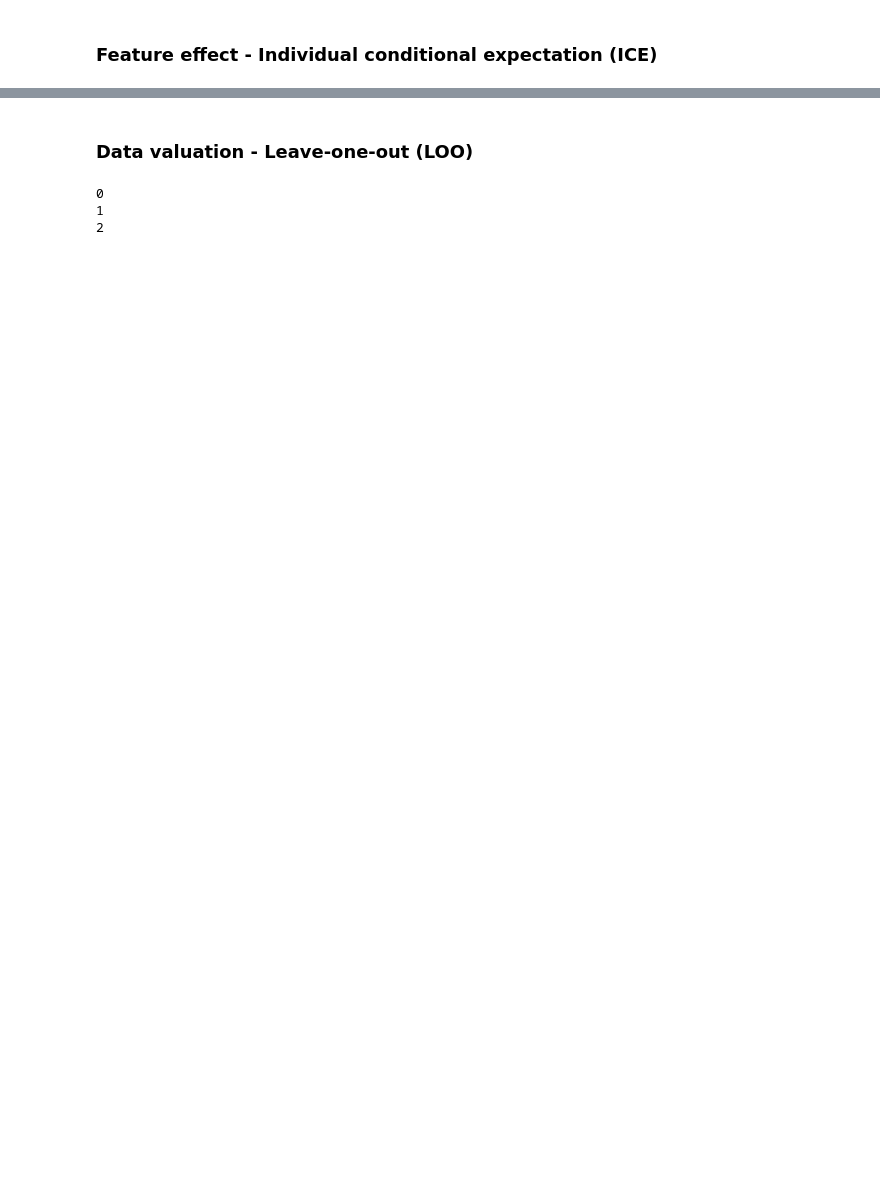
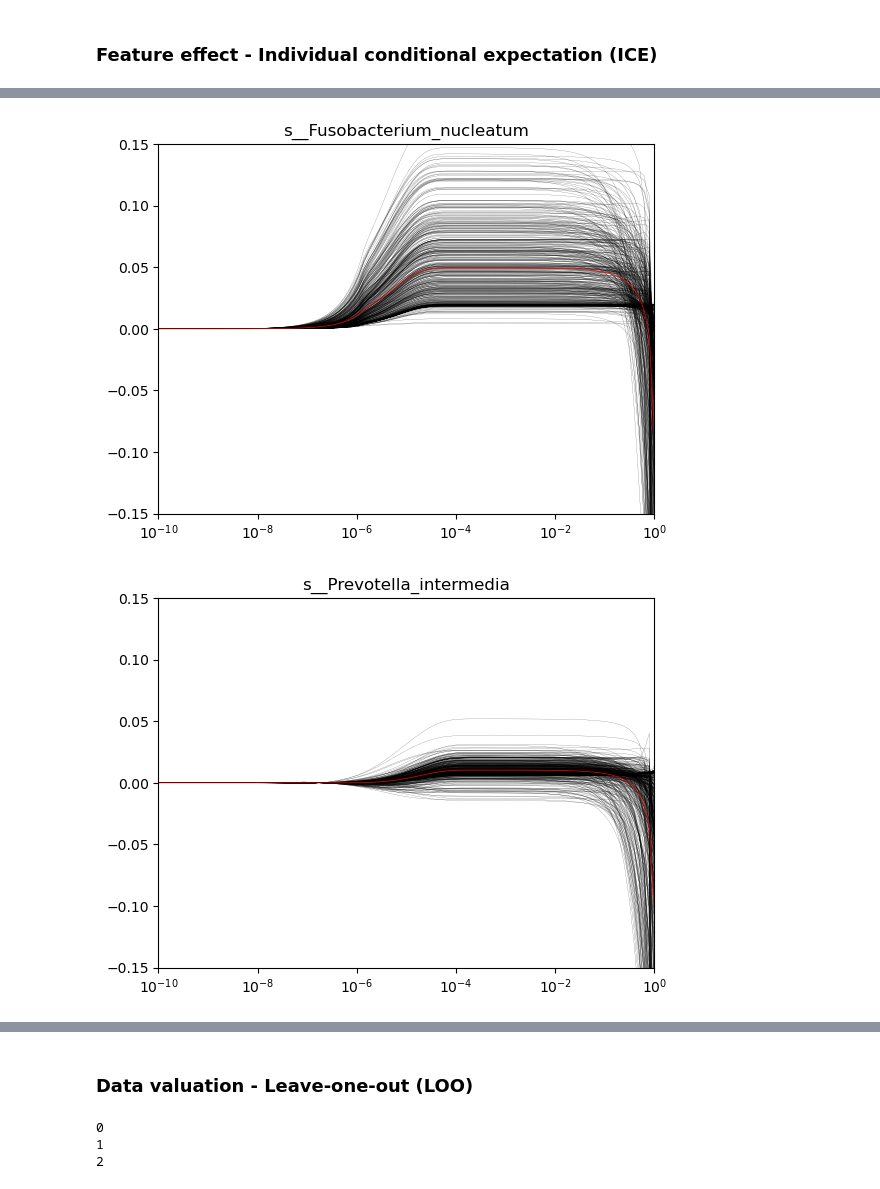
Before and after one commit to LenMetz/TabPFN-medical, a Jupyter notebook: interpretability.ipynb, the cells around one changed output, grey strips where cells are left out. Saved outputs shown, nothing was run; the diff lists cells and outputs as text; code cells hidden in the pictures; blank space fills up the shorter version.

```diff
--- a/interpretability.ipynb
+++ b/interpretability.ipynb
@@ -206,0 +233,24 @@ for f in features:
+# %%
+
+#print(np.where(["Prevotella_inter" in b for b in bacteria_names]))
+#print(np.array(bacteria_names)[np.where(["Prevotella_inter" in b for b in bacteria_names])])
+
+num = 100
+features = [637, 1063, 921]#+list(best[:50])#[637, 1063]#best[50:100]#[921]
+for f in features:
+    fvalues = np.geomspace(np.min(all_data[(all_data[:,f]>0),f])+1e-10,np.max(all_data[:,f]),num=num)
+    fvalues = np.geomspace(1e-10,1,num=num)
+    #print(fvalues)
+    #print(ice_curves.shape)
+    ice_curves = np.load(f"results/ice/feature{f}.npy")
+    for i in range(512):
+        plt.plot(fvalues, ice_curves[:,i]-ice_curves[0,i], linewidth=0.1, c="black")
+    plt.plot(fvalues, np.mean(ice_curves-ice_curves[0,:], axis=1), linewidth=0.5, c="red")
+    plt.ylim(-0.15,0.15)
+    plt.xlim(1e-10,1)
+    plt.xscale("log")
+    plt.title(bacteria_names[f])
+    plt.show()
+# %% [output]
+[figure, added]
+[figure, added]
```
Also changed, not shown: parts of 7 cells of this notebook, 14 other files.
